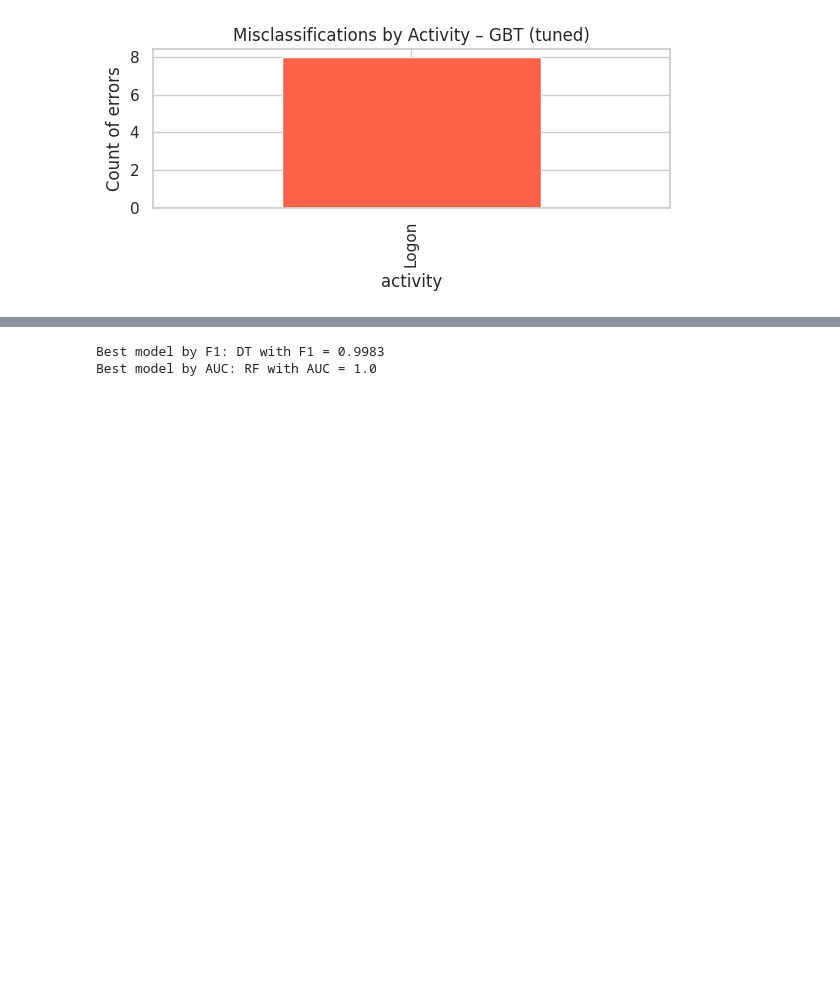
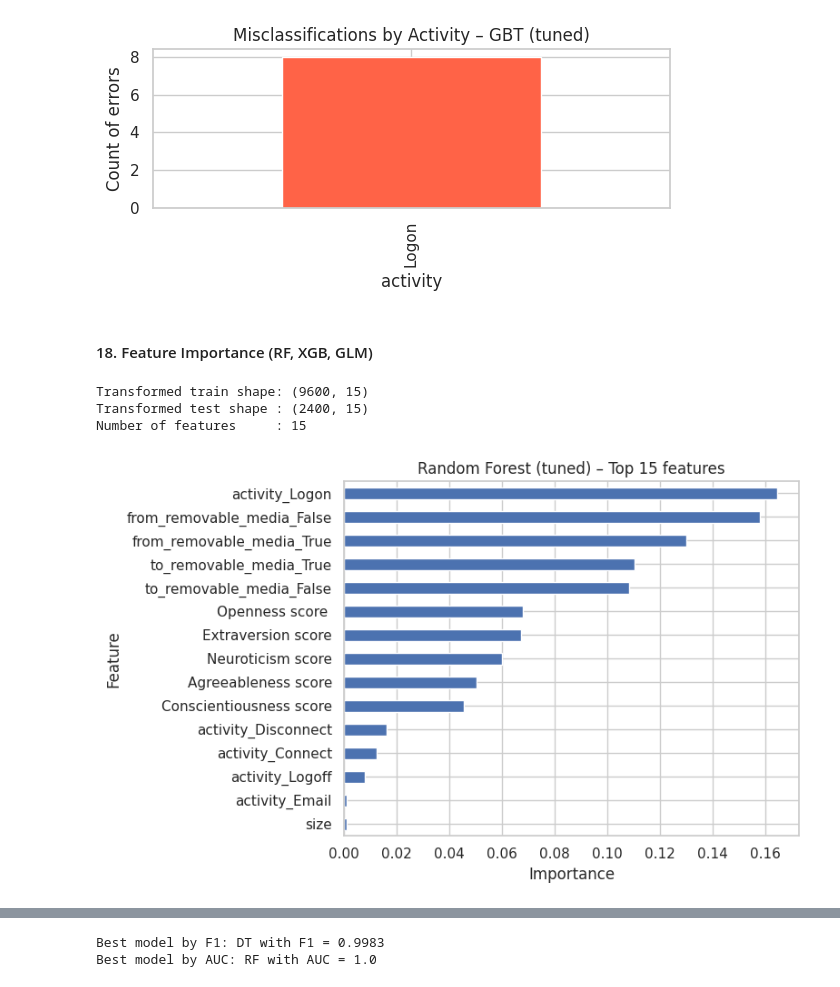
Before and after one commit to egyinmoe/Detecting-Insider-Threats-through-Behavioral-AI_Dissertation, a Jupyter notebook: Ver2_Insiderthreat_withgithub.ipynb, the cells around one changed output, grey strips where cells are left out. Cells and saved outputs as stored; diff of their text form; code cells hidden in the pictures; blank space fills up the shorter version.

Commit message:
Enhance on SHAP + feature importance
SHAP for XGBoost. RF, GLM
Add feature importance

```diff
--- a/Ver2_Insiderthreat_withgithub.ipynb
+++ b/Ver2_Insiderthreat_withgithub.ipynb
@@ -620,0 +345,9 @@ weighted avg       0.95      0.94      0.94      2400
+# %%
+# ===================================================================================================
+# Build preprocessing pipeline (Standardise numeric features/One-hot encode categorical features)
+# ===================================================================================================
+numeric_transformer = StandardScaler()
+categorical_transformer = OneHotEncoder(handle_unknown="ignore")
+preprocessor = ColumnTransformer(
+    transformers=[("num", numeric_transformer, numeric_features),("cat", categorical_transformer, categorical_features)])
+print(preprocessor)
@@ -956,6 +1037,6 @@ Cross-Validation Results (5-fold, training set):
 # %%
 # ==============================================================================
-# 14. HYPERPARAMETER TUNING – Random Forest – Random Forest (RandomSearchCV)
+# HYPERPARAMETER TUNING – Random Forest – Random Forest (RandomSearchCV)
 # ==============================================================================
 
 rf_base = Pipeline(steps=[
@@ -967,11 +1048,10 @@ rf_base = Pipeline(steps=[
 ])
 
 rf_param_dist = {
-    "model__n_estimators": [100, 200, 300, 400],
-    "model__max_depth": [None, 5, 10, 20],
-    "model__min_samples_split": [2, 5, 10],
-    "model__min_samples_leaf": [1, 2, 4],
-    "model__max_features": ["sqrt", "log2", None]
+    "model__n_estimators": [100, 200, 300, 400], #number of trees in the forest
+    "model__max_depth": [5, 10, 20], #maximum depth of each tree (controls model complexity)
+    "model__min_samples_split": [2, 5, 10], #minimum samples required to split an internal node
+    "model__min_samples_leaf": [1, 2, 4] #minimum samples required at a leaf node
 }
 
 rf_search = RandomizedSearchCV(
@@ -996,5 +1076,6 @@ y_pred_rf_tuned  = rf_best.predict(X_test)
 y_proba_rf_tuned = rf_best.predict_proba(X_test)[:, 1]
 
 evaluate_and_store("RF (tuned)", y_test, y_pred_rf_tuned, y_proba_rf_tuned)
+joblib.dump(rf_best, "insider_rf_tuned.pkl")
 # %% [output]
 Fitting 5 folds for each of 20 candidates, totalling 100 fits
@@ -1499,3 +1329,58 @@ activity
 Logon    8
 Name: count, dtype: int64
 [figure]
+# %% [markdown]
+#### 18. Feature Importance (RF, XGB, GLM)
+# %%
+# ====================================================================================================
+# Build transformed feature matrix & feature names (used for feature importance + SHAP)
+# ====================================================================================================
+# Use the same preprocessor that is in the pipelines to transform X_train and X_test to the encoded feature space.
+X_train_transformed = preprocessor.transform(X_train)
+X_test_transformed  = preprocessor.transform(X_test)
+
+# Build feature names: numeric + one-hot encoded categoricals.
+# NOTE: this assumes you used "cat" for the categorical transformer and stored the categorical list in `categorical_features` and numeric list in `numeric_features`.
+ohe = preprocessor.named_transformers_["cat"]
+cat_feature_names = list(ohe.get_feature_names_out(categorical_features))
+all_feature_names = numeric_features + cat_feature_names
+
+# Helper: convert sparse matrix to dense (needed for some SHAP explainers)
+def to_dense(X):
+    return X.toarray() if hasattr(X, "toarray") else X
+
+X_train_dense = to_dense(X_train_transformed)
+X_test_dense  = to_dense(X_test_transformed)
+print(f"Transformed train shape: {X_train_transformed.shape}")
+print(f"Transformed test shape : {X_test_transformed.shape}")
+print(f"Number of features     : {len(all_feature_names)}")
+# %% [output]
+Transformed train shape: (9600, 15)
+Transformed test shape : (2400, 15)
+Number of features     : 15
+# %%
+# ======================================================
+# Feature importance – Random Forest (tuned)
+# ======================================================
+# What this does:
+# - Extracts the tuned RF model from the pipeline
+# - Reads its built-in feature_importances_
+# - Shows the top 15 features in a horizontal bar chart
+
+rf_model_only = rf_best.named_steps["model"]
+
+rf_importances = pd.Series(
+    rf_model_only.feature_importances_,
+    index=all_feature_names
+).sort_values(ascending=False)
+
+top_n = 15
+plt.figure(figsize=(8,5))
+rf_importances.head(top_n).iloc[::-1].plot(kind="barh")
+plt.title(f"Random Forest (tuned) – Top {top_n} features")
+plt.xlabel("Importance")
+plt.ylabel("Feature")
+plt.tight_layout()
+plt.show()
+# %% [output]
+[figure, added]
```
Also changed, not shown: parts of 124 cells of this notebook.
